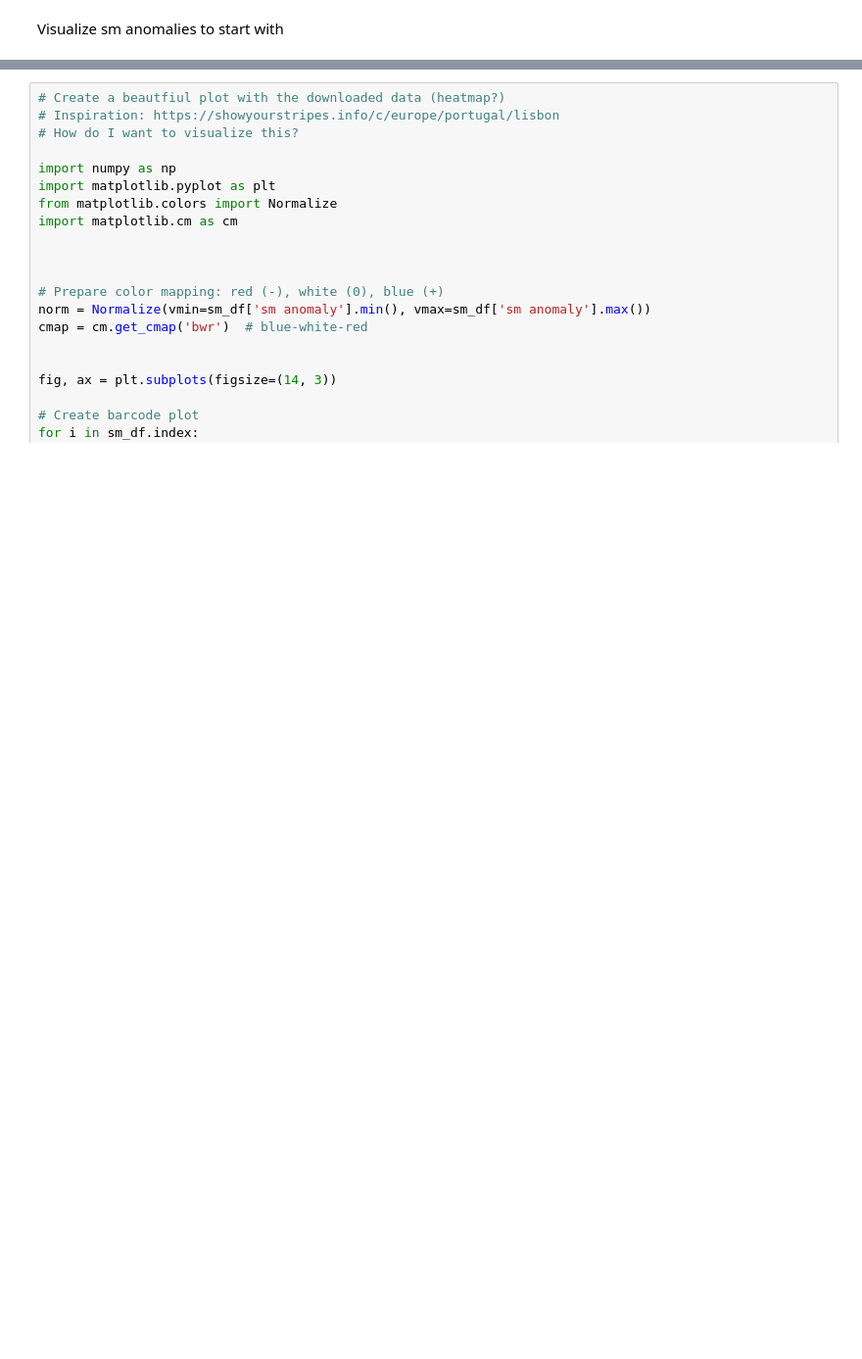
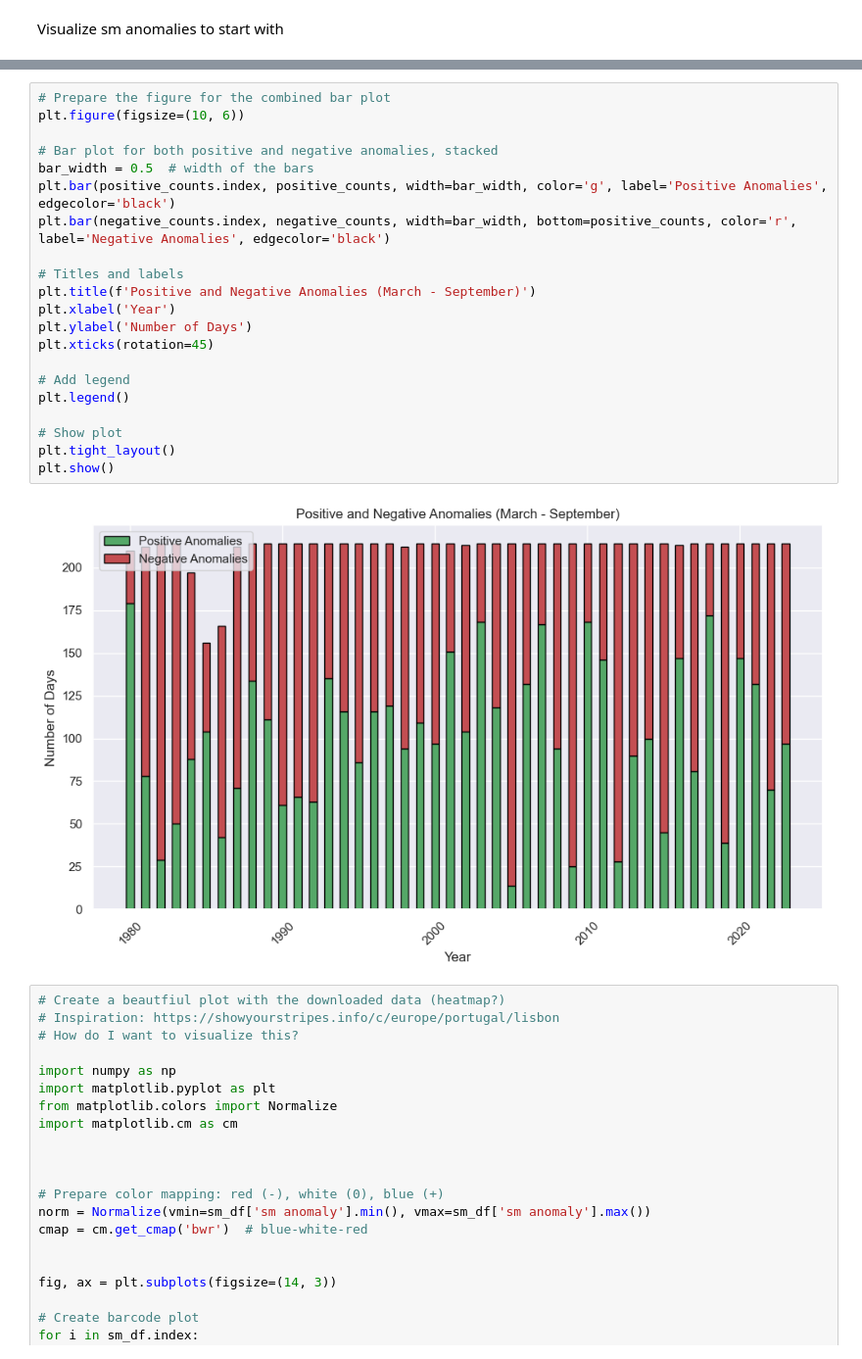
Before and after one commit to nadja1390/RAFIP, a Jupyter notebook: Climate_resilience.ipynb, the cells around one changed output, grey strips where cells are left out. Shown at 98% size. Cells and saved outputs as stored; diff of their text form; blank space fills up the shorter version.

```diff
--- a/Climate_resilience.ipynb
+++ b/Climate_resilience.ipynb
@@ -36,3 +107,26 @@ plt.show()
+# %%
+# Prepare the figure for the combined bar plot
+plt.figure(figsize=(10, 6))
+
+# Bar plot for both positive and negative anomalies, stacked
+bar_width = 0.5  # width of the bars
+plt.bar(positive_counts.index, positive_counts, width=bar_width, color='g', label='Positive Anomalies', edgecolor='black')
+plt.bar(negative_counts.index, negative_counts, width=bar_width, bottom=positive_counts, color='r', label='Negative Anomalies', edgecolor='black')
+
+# Titles and labels
+plt.title(f'Positive and Negative Anomalies (March - September)')
+plt.xlabel('Year')
+plt.ylabel('Number of Days')
+plt.xticks(rotation=45)
+
+# Add legend
+plt.legend()
+
+# Show plot
+plt.tight_layout()
+plt.show()
+# %% [output]
+[figure, added]
 # %%
 # Create a beautfiul plot with the downloaded data (heatmap?)
 # Inspiration: https://showyourstripes.info/c/europe/portugal/lisbon
```
Also changed, not shown: parts of 7 cells of this notebook.
